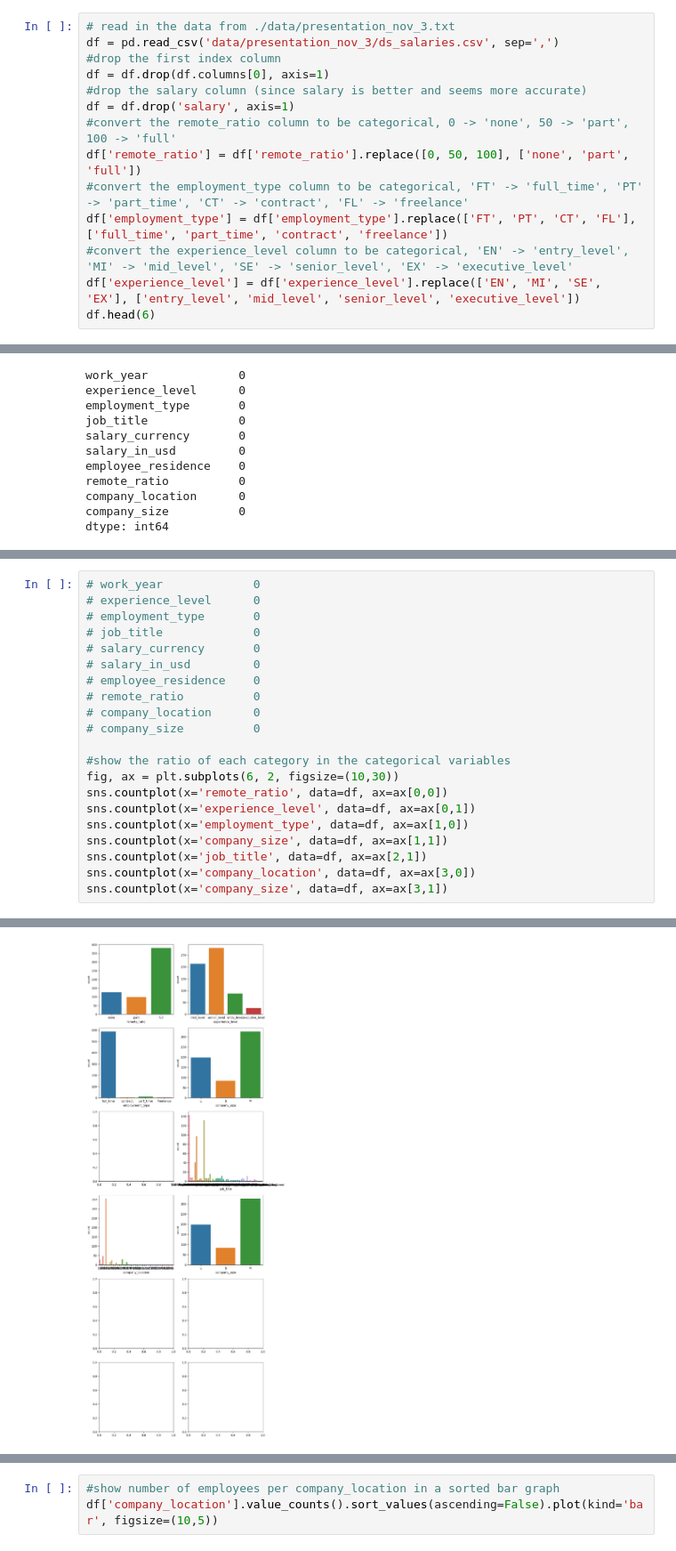
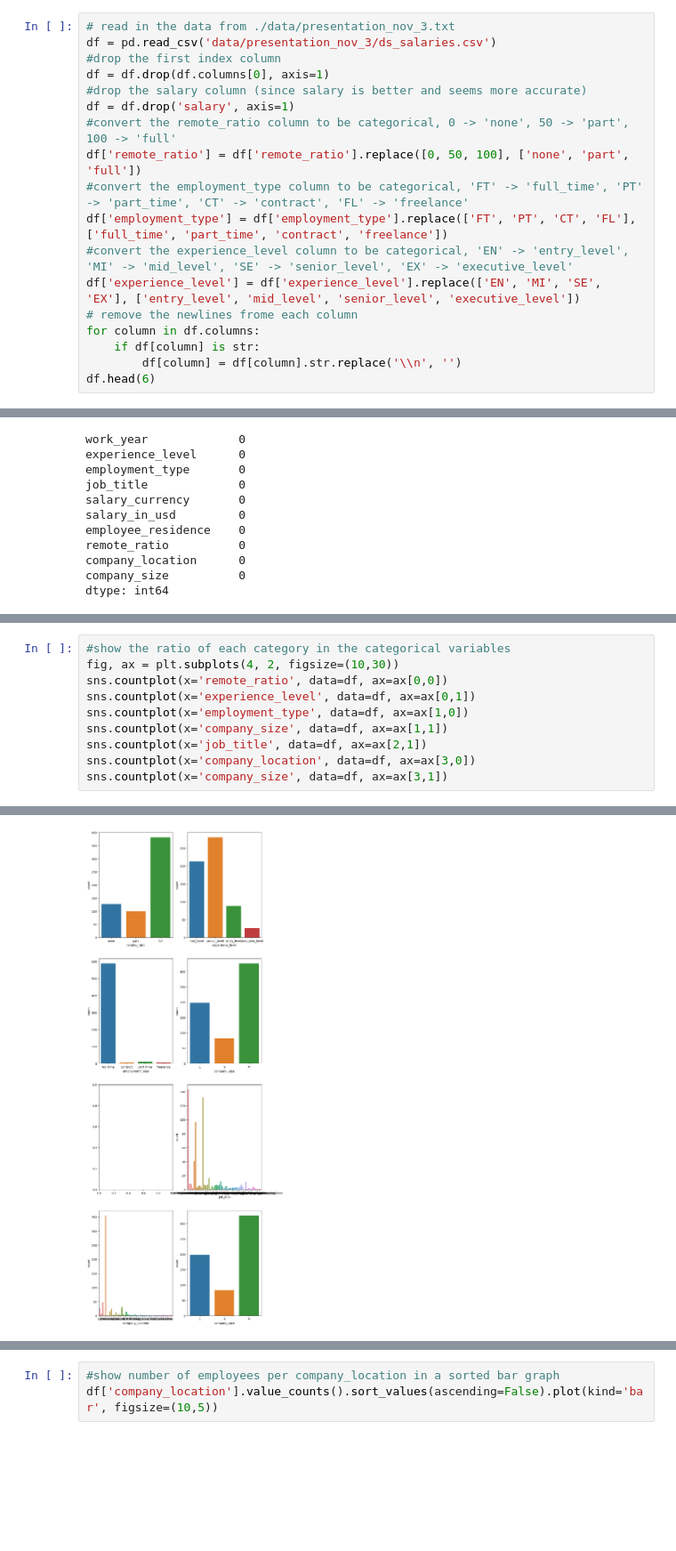
Before and after one commit to chasewes/DataSlayers, a Jupyter notebook: nov_3_salaries.ipynb, the cells around one changed output, grey strips where cells are left out. Shown at 89% size. Saved outputs shown, nothing was run; the diff lists cells and outputs as text; blank space fills up the shorter version.

Commit message:
I added some drops for the data

```diff
--- a/nov_3_salaries.ipynb
+++ b/nov_3_salaries.ipynb
@@ -35,7 +35,7 @@ Variables:
 Target Variable: salary
 # %%
 # read in the data from ./data/presentation_nov_3.txt
-df = pd.read_csv('data/presentation_nov_3/ds_salaries.csv', sep=',')
+df = pd.read_csv('data/presentation_nov_3/ds_salaries.csv')
 #drop the first index column
 df = df.drop(df.columns[0], axis=1)
 #drop the salary column (since salary is better and seems more accurate)
@@ -46,6 +46,10 @@ df['remote_ratio'] = df['remote_ratio'].replace([0, 50, 100], ['none', 'part', '
 df['employment_type'] = df['employment_type'].replace(['FT', 'PT', 'CT', 'FL'], ['full_time', 'part_time', 'contract', 'freelance'])
 #convert the experience_level column to be categorical, 'EN' -> 'entry_level', 'MI' -> 'mid_level', 'SE' -> 'senior_level', 'EX' -> 'executive_level'
 df['experience_level'] = df['experience_level'].replace(['EN', 'MI', 'SE', 'EX'], ['entry_level', 'mid_level', 'senior_level', 'executive_level'])
+# remove the newlines frome each column
+for column in df.columns:
+    if df[column] is str:
+        df[column] = df[column].str.replace('\\n', '')
 df.head(6)
 # %% [output]
 |  | work_year | experience_level | employment_type | job_title | salary_currency | salary_in_usd | ... |
@@ -86,26 +90,15 @@ plt.show()
 # %% [output]
 [figure]
 # %%
-# work_year             0
-# experience_level      0
-# employment_type       0
-# job_title             0
-# salary_currency       0
-# salary_in_usd         0
-# employee_residence    0
-# remote_ratio          0
-# company_location      0
-# company_size          0
-
 #show the ratio of each category in the categorical variables
-fig, ax = plt.subplots(6, 2, figsize=(10,30))
+fig, ax = plt.subplots(4, 2, figsize=(10,30))
 sns.countplot(x='remote_ratio', data=df, ax=ax[0,0])
 sns.countplot(x='experience_level', data=df, ax=ax[0,1])
 sns.countplot(x='employment_type', data=df, ax=ax[1,0])
 sns.countplot(x='company_size', data=df, ax=ax[1,1])
 sns.countplot(x='job_title', data=df, ax=ax[2,1])
 sns.countplot(x='company_location', data=df, ax=ax[3,0])
 sns.countplot(x='company_size', data=df, ax=ax[3,1])
 # %% [output]
 <AxesSubplot: xlabel='company_size', ylabel='count'>
-[figure, old version]
+[figure, new version]
```
Also changed, not shown: parts of 7 cells of this notebook.
